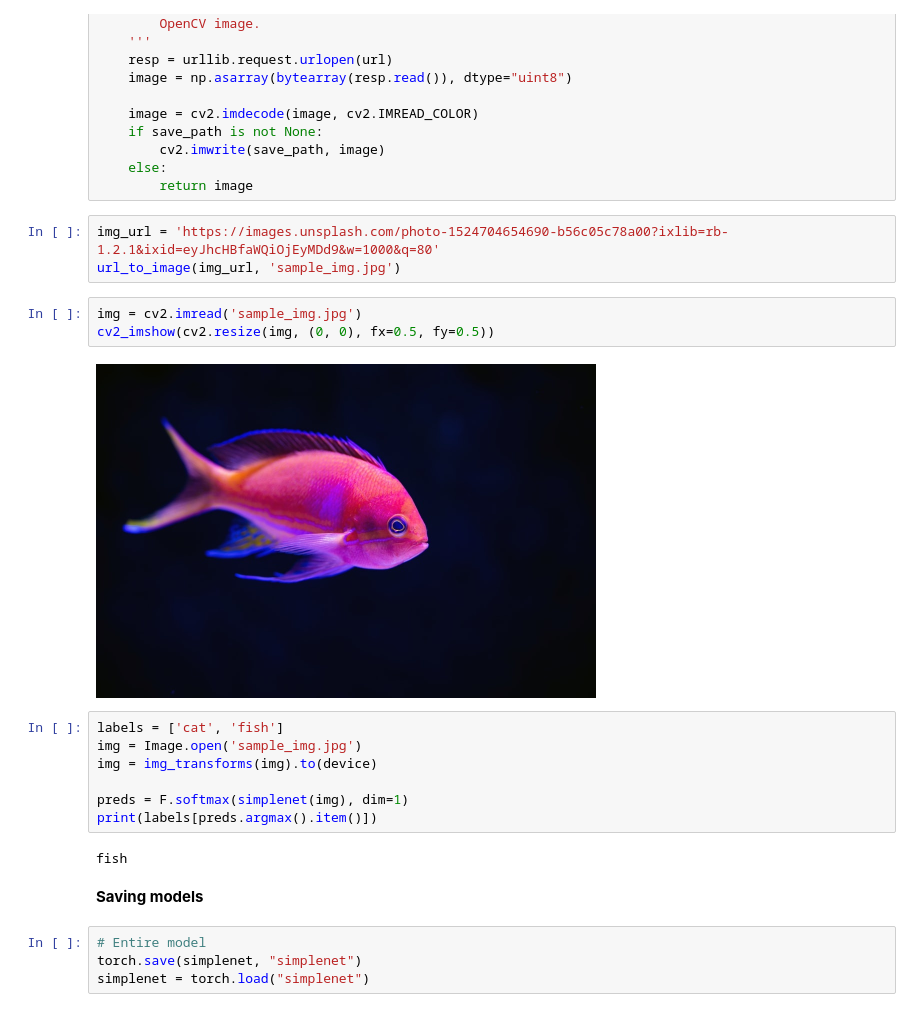
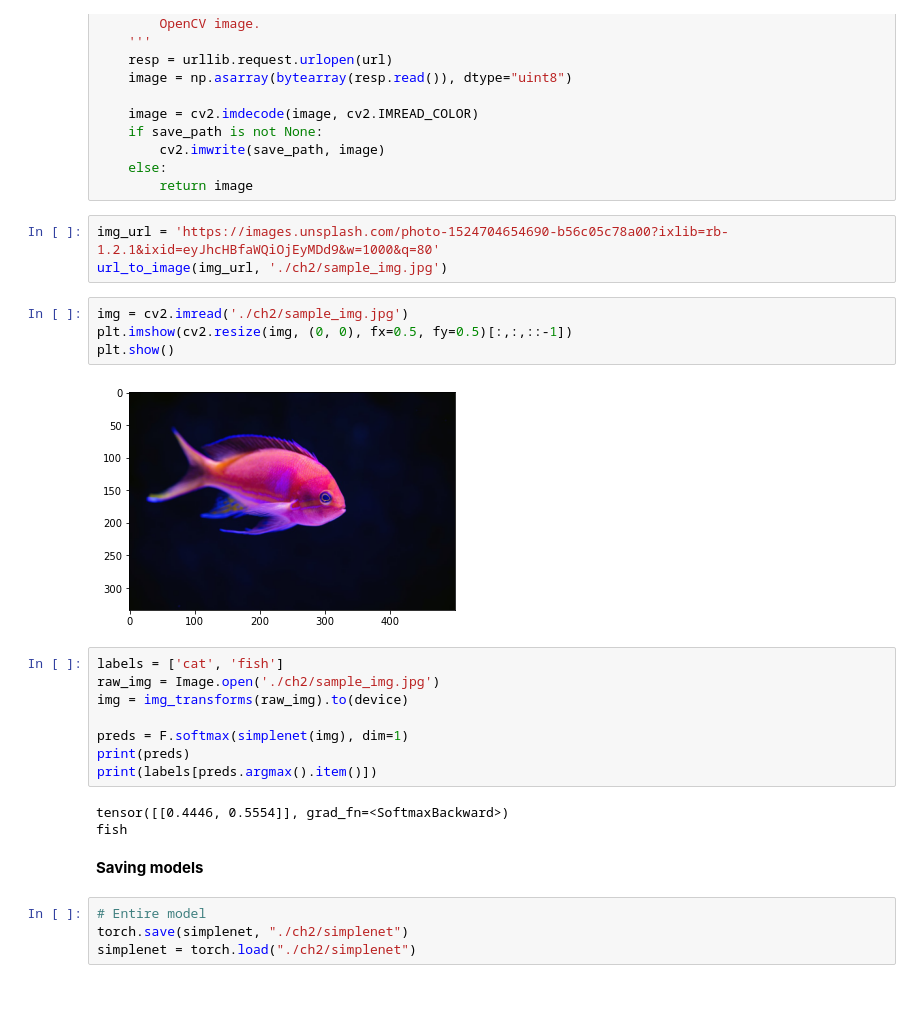
Before and after one commit to Gooogr/Book_Ian_Pointer_PyTorch_for_DL, a Jupyter notebook: Chapter 2. Perceptron image classificator.ipynb, the cells around one changed output. Saved outputs shown, nothing was run; the diff lists cells and outputs as text.

```diff
--- a/Chapter 2. Perceptron image classificator.ipynb
+++ b/Chapter 2. Perceptron image classificator.ipynb
@@ -220,26 +205,29 @@ def url_to_image(url, save_path=None):
         return image
 # %%
 img_url = 'https://images.unsplash.com/photo-1524704654690-b56c05c78a00?ixlib=rb-1.2.1&ixid=eyJhcHBfaWQiOjEyMDd9&w=1000&q=80'
-url_to_image(img_url, 'sample_img.jpg')
+url_to_image(img_url, './ch2/sample_img.jpg')
 # %%
-img = cv2.imread('sample_img.jpg')
-cv2_imshow(cv2.resize(img, (0, 0), fx=0.5, fy=0.5))
+img = cv2.imread('./ch2/sample_img.jpg')
+plt.imshow(cv2.resize(img, (0, 0), fx=0.5, fy=0.5)[:,:,::-1])
+plt.show()
 # %% [output]
-[figure, old version]
+[figure, new version]
 # %%
 labels = ['cat', 'fish']
-img = Image.open('sample_img.jpg')
-img = img_transforms(img).to(device)
+raw_img = Image.open('./ch2/sample_img.jpg')
+img = img_transforms(raw_img).to(device)
 
 preds = F.softmax(simplenet(img), dim=1)
+print(preds)
 print(labels[preds.argmax().item()])
 # %% [output]
+tensor([[0.4446, 0.5554]], grad_fn=<SoftmaxBackward>)
 fish
 # %% [markdown]
 **Saving models**
 # %%
 # Entire model
-torch.save(simplenet, "simplenet")
-simplenet = torch.load("simplenet")
+torch.save(simplenet, "./ch2/simplenet")
+simplenet = torch.load("./ch2/simplenet")
 # %%
 # Weights only
```
Also changed, not shown: parts of 8 cells of this notebook, 3 other files.
